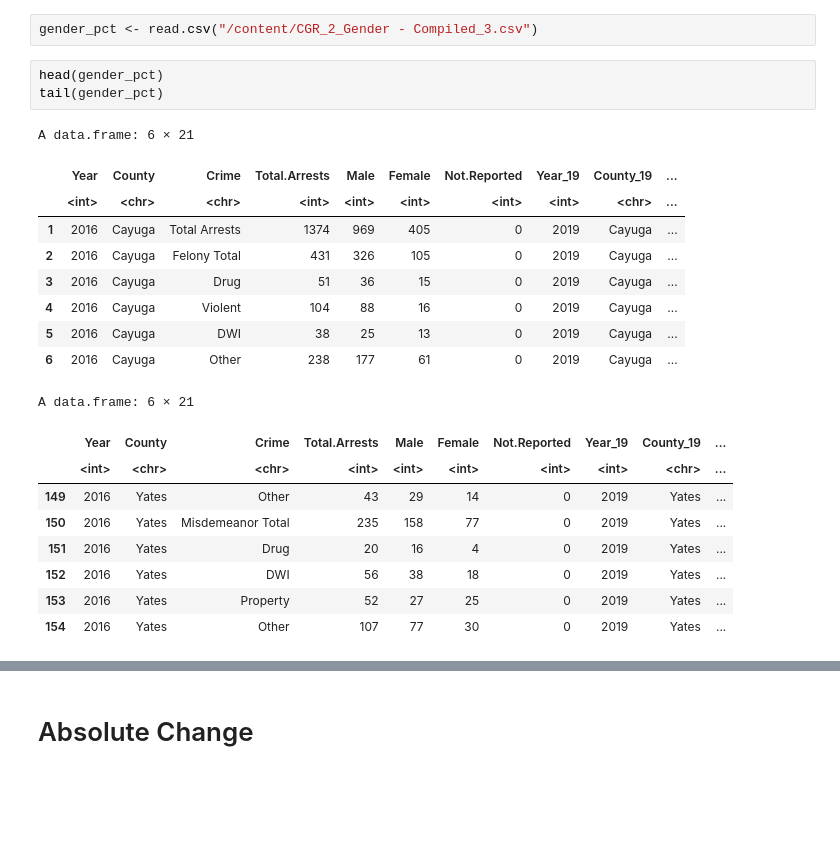
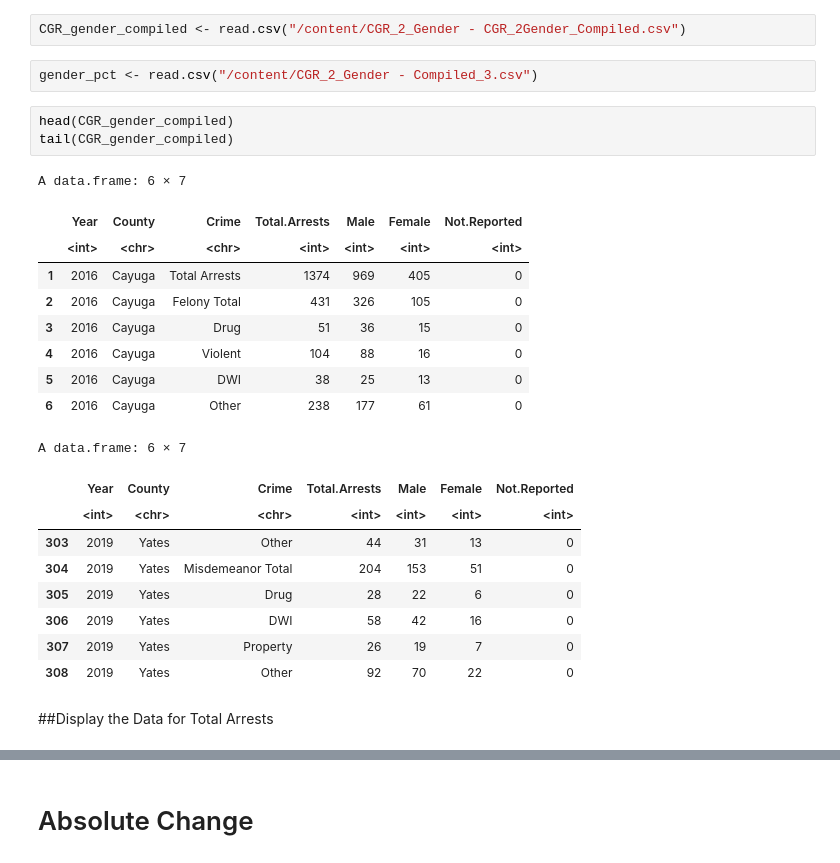
Before and after one commit to JF11579/New-Stuff, a Jupyter notebook: CGR_Pcts.ipynb, the cells around one changed output, grey strips where cells are left out. Saved outputs shown, nothing was run; the diff lists cells and outputs as text; blank space fills up the shorter version.

```diff
--- a/CGR_Pcts.ipynb
+++ b/CGR_Pcts.ipynb
@@ -33,27 +42,31 @@ Need a 14 color pallette colorRampPalette(brewer.pal(name="Dark2", n = 8))(14)
 # Gender
 # %% [markdown]
 # Data
+# %%
+CGR_gender_compiled <- read.csv("/content/CGR_2_Gender - CGR_2Gender_Compiled.csv")
 # %%
 gender_pct <- read.csv("/content/CGR_2_Gender - Compiled_3.csv")
 # %%
-head(gender_pct)
-tail(gender_pct)
+head(CGR_gender_compiled)
+tail(CGR_gender_compiled)
 # %% [output]
-A data.frame: 6 × 21
+A data.frame: 6 × 7
-|  | Year | County | Crime | Total.Arrests | Male | Female | Not.Reported | Year_19 | County_19 | ... |
-|  | <int> | <chr> | <chr> | <int> | <int> | <int> | <int> | <int> | <chr> | ... |
-| 1 | 2016 | Cayuga | Total Arrests | 1374 | 969 | 405 | 0 | 2019 | Cayuga | ... |
-| 2 | 2016 | Cayuga | Felony Total | 431 | 326 | 105 | 0 | 2019 | Cayuga | ... |
-| 3 | 2016 | Cayuga | Drug | 51 | 36 | 15 | 0 | 2019 | Cayuga | ... |
-| 4 | 2016 | Cayuga | Violent | 104 | 88 | 16 | 0 | 2019 | Cayuga | ... |
-| 5 | 2016 | Cayuga | DWI | 38 | 25 | 13 | 0 | 2019 | Cayuga | ... |
-| 6 | 2016 | Cayuga | Other | 238 | 177 | 61 | 0 | 2019 | Cayuga | ... |
+|  | Year | County | Crime | Total.Arrests | Male | Female | Not.Reported |
+|  | <int> | <chr> | <chr> | <int> | <int> | <int> | <int> |
+| 1 | 2016 | Cayuga | Total Arrests | 1374 | 969 | 405 | 0 |
+| 2 | 2016 | Cayuga | Felony Total | 431 | 326 | 105 | 0 |
+| 3 | 2016 | Cayuga | Drug | 51 | 36 | 15 | 0 |
+| 4 | 2016 | Cayuga | Violent | 104 | 88 | 16 | 0 |
+| 5 | 2016 | Cayuga | DWI | 38 | 25 | 13 | 0 |
+| 6 | 2016 | Cayuga | Other | 238 | 177 | 61 | 0 |
-A data.frame: 6 × 21
+A data.frame: 6 × 7
-|  | Year | County | Crime | Total.Arrests | Male | Female | Not.Reported | Year_19 | County_19 | ... |
-|  | <int> | <chr> | <chr> | <int> | <int> | <int> | <int> | <int> | <chr> | ... |
-| 149 | 2016 | Yates | Other | 43 | 29 | 14 | 0 | 2019 | Yates | ... |
-| 150 | 2016 | Yates | Misdemeanor Total | 235 | 158 | 77 | 0 | 2019 | Yates | ... |
-| 151 | 2016 | Yates | Drug | 20 | 16 | 4 | 0 | 2019 | Yates | ... |
-| 152 | 2016 | Yates | DWI | 56 | 38 | 18 | 0 | 2019 | Yates | ... |
-| 153 | 2016 | Yates | Property | 52 | 27 | 25 | 0 | 2019 | Yates | ... |
-| 154 | 2016 | Yates | Other | 107 | 77 | 30 | 0 | 2019 | Yates | ... |
+|  | Year | County | Crime | Total.Arrests | Male | Female | Not.Reported |
+|  | <int> | <chr> | <chr> | <int> | <int> | <int> | <int> |
+| 303 | 2019 | Yates | Other | 44 | 31 | 13 | 0 |
+| 304 | 2019 | Yates | Misdemeanor Total | 204 | 153 | 51 | 0 |
+| 305 | 2019 | Yates | Drug | 28 | 22 | 6 | 0 |
+| 306 | 2019 | Yates | DWI | 58 | 42 | 16 | 0 |
+| 307 | 2019 | Yates | Property | 26 | 19 | 7 | 0 |
+| 308 | 2019 | Yates | Other | 92 | 70 | 22 | 0 |
+# %% [markdown]
+##Display the Data for Total Arrests
```
Also changed, not shown: parts of 79 cells of this notebook.
